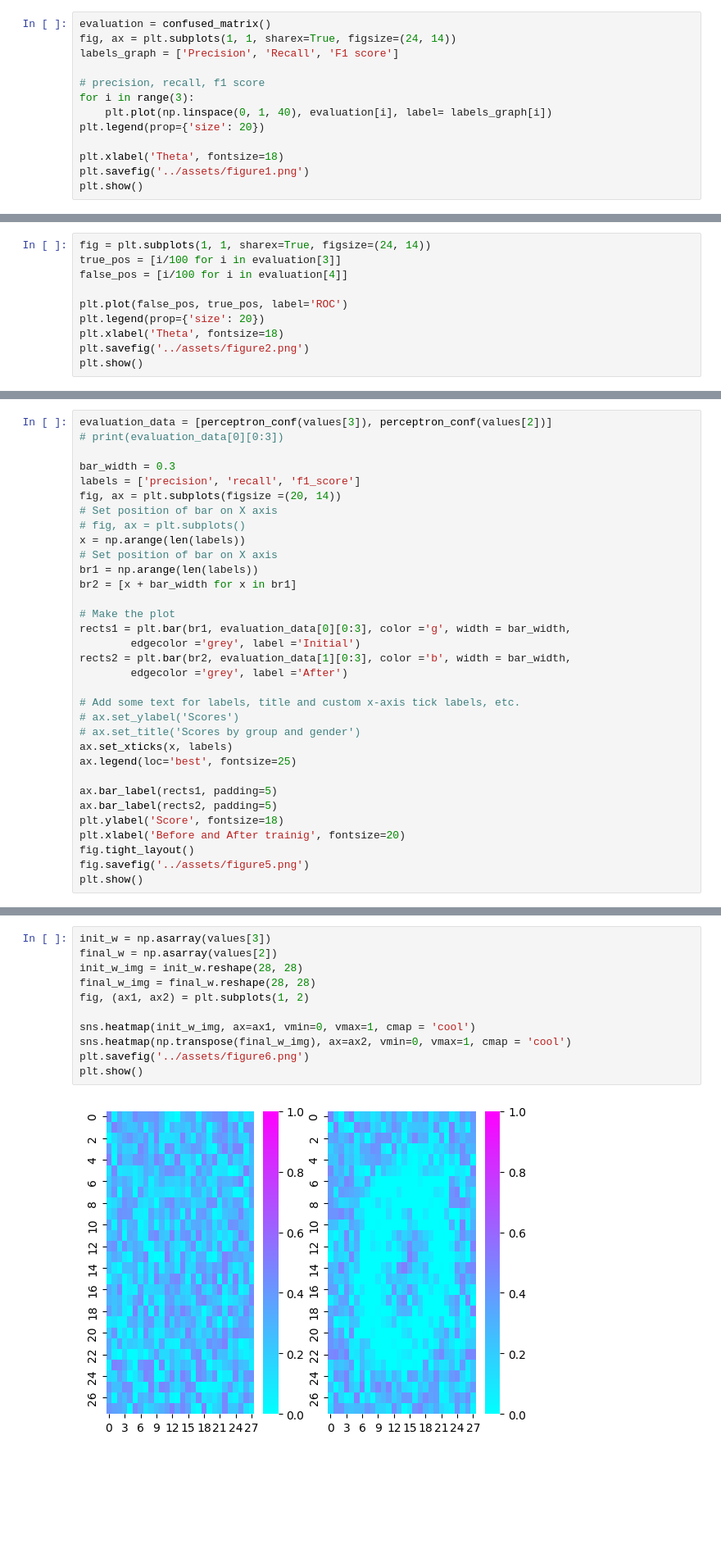
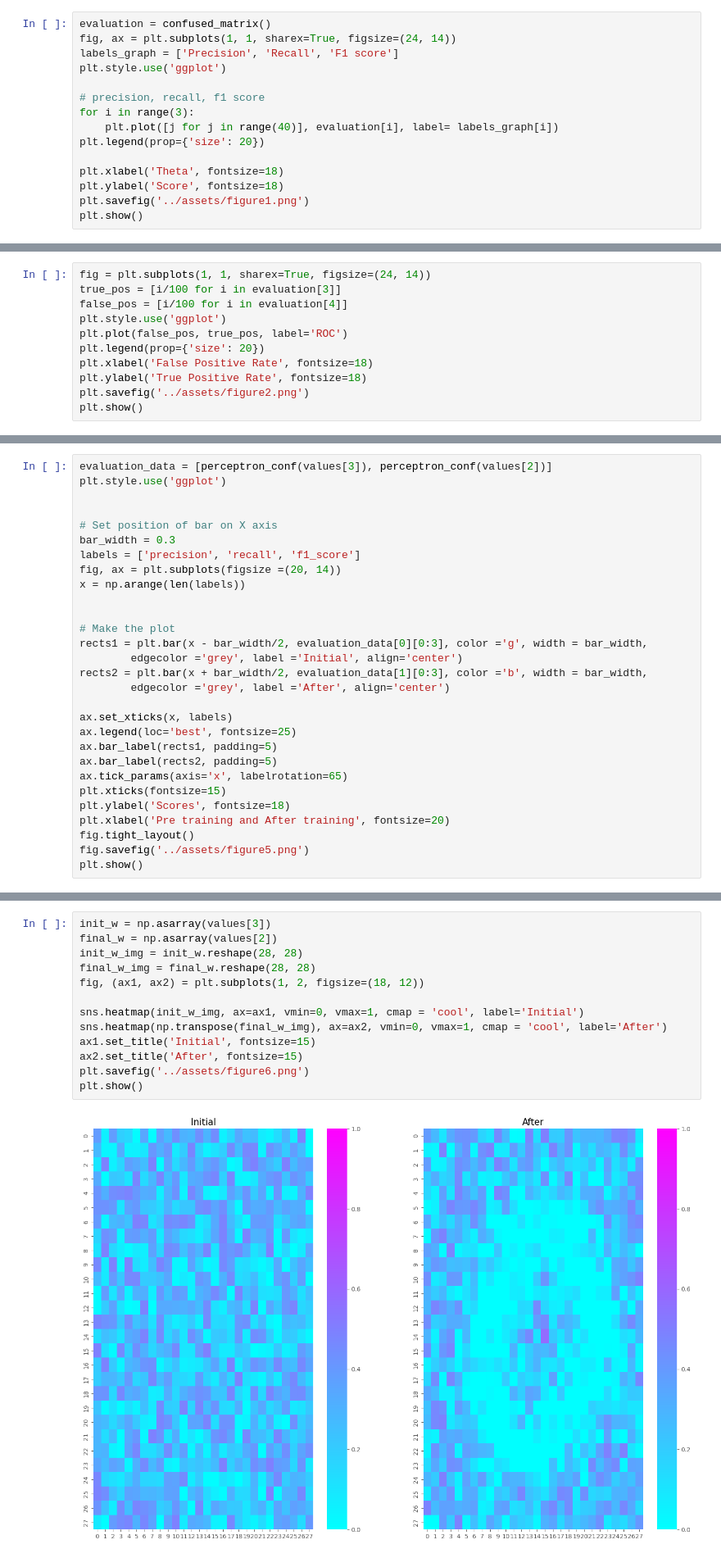
Before and after one commit to jacklvd/intelligent_sys, a Jupyter notebook: HW2/code/mnist.ipynb, the cells around one changed output, grey strips where cells are left out. Shown at 82% size. Saved outputs shown, nothing was run; the diff lists cells and outputs as text; blank space fills up the shorter version.

```diff
--- a/HW2/code/mnist.ipynb
+++ b/HW2/code/mnist.ipynb
@@ -165,13 +168,15 @@ def confused_matrix():
 evaluation = confused_matrix()
 fig, ax = plt.subplots(1, 1, sharex=True, figsize=(24, 14))
 labels_graph = ['Precision', 'Recall', 'F1 score']
+plt.style.use('ggplot')
 
 # precision, recall, f1 score
 for i in range(3):
-    plt.plot(np.linspace(0, 1, 40), evaluation[i], label= labels_graph[i])
+    plt.plot([j for j in range(40)], evaluation[i], label= labels_graph[i])
 plt.legend(prop={'size': 20})
 
 plt.xlabel('Theta', fontsize=18)
+plt.ylabel('Score', fontsize=18)
 plt.savefig('../assets/figure1.png')
 plt.show()
 # %% [output]
@@ -180,10 +185,11 @@ plt.show()
 fig = plt.subplots(1, 1, sharex=True, figsize=(24, 14))
 true_pos = [i/100 for i in evaluation[3]]
 false_pos = [i/100 for i in evaluation[4]]
-
+plt.style.use('ggplot')
 plt.plot(false_pos, true_pos, label='ROC')
 plt.legend(prop={'size': 20})
-plt.xlabel('Theta', fontsize=18)
+plt.xlabel('False Positive Rate', fontsize=18)
+plt.ylabel('True Positive Rate', fontsize=18)
 plt.savefig('../assets/figure2.png')
 plt.show()
 # %% [output]
@@ -336,34 +346,30 @@ def perceptron_conf(weight):
 ### Bar plot of precision, recall, and f1 score
 # %%
 evaluation_data = [perceptron_conf(values[3]), perceptron_conf(values[2])]
-# print(evaluation_data[0][0:3])
+plt.style.use('ggplot')
 
+
+# Set position of bar on X axis
 bar_width = 0.3
 labels = ['precision', 'recall', 'f1_score']
 fig, ax = plt.subplots(figsize =(20, 14))
-# Set position of bar on X axis
-# fig, ax = plt.subplots()
 x = np.arange(len(labels))
-# Set position of bar on X axis
-br1 = np.arange(len(labels))
-br2 = [x + bar_width for x in br1]
+
 
 # Make the plot
-rects1 = plt.bar(br1, evaluation_data[0][0:3], color ='g', width = bar_width,
-        edgecolor ='grey', label ='Initial')
-rects2 = plt.bar(br2, evaluation_data[1][0:3], color ='b', width = bar_width,
-        edgecolor ='grey', label ='After')
+rects1 = plt.bar(x - bar_width/2, evaluation_data[0][0:3], color ='g', width = bar_width,
+        edgecolor ='grey', label ='Initial', align='center')
+rects2 = plt.bar(x + bar_width/2, evaluation_data[1][0:3], color ='b', width = bar_width,
+        edgecolor ='grey', label ='After', align='center')
 
-# Add some text for labels, title and custom x-axis tick labels, etc.
-# ax.set_ylabel('Scores')
-# ax.set_title('Scores by group and gender')
 ax.set_xticks(x, labels)
 ax.legend(loc='best', fontsize=25)
-
 ax.bar_label(rects1, padding=5)
 ax.bar_label(rects2, padding=5)
-plt.ylabel('Score', fontsize=18)
-plt.xlabel('Before and After trainig', fontsize=20)
+ax.tick_params(axis='x', labelrotation=65)
+plt.xticks(fontsize=15)
+plt.ylabel('Scores', fontsize=18)
+plt.xlabel('Pre training and After training', fontsize=20)
 fig.tight_layout()
 fig.savefig('../assets/figure5.png')
 plt.show()
@@ -401,13 +407,15 @@ print(perceptron_optimal_threshold())
 # %%
 init_w = np.asarray(values[3])
 final_w = np.asarray(values[2])
 init_w_img = init_w.reshape(28, 28)
 final_w_img = final_w.reshape(28, 28)
-fig, (ax1, ax2) = plt.subplots(1, 2)
+fig, (ax1, ax2) = plt.subplots(1, 2, figsize=(18, 12))
 
-sns.heatmap(init_w_img, ax=ax1, vmin=0, vmax=1, cmap = 'cool')
-sns.heatmap(np.transpose(final_w_img), ax=ax2, vmin=0, vmax=1, cmap = 'cool')
+sns.heatmap(init_w_img, ax=ax1, vmin=0, vmax=1, cmap = 'cool', label='Initial')
+sns.heatmap(np.transpose(final_w_img), ax=ax2, vmin=0, vmax=1, cmap = 'cool', label='After')
+ax1.set_title('Initial', fontsize=15)
+ax2.set_title('After', fontsize=15)
 plt.savefig('../assets/figure6.png')
 plt.show()
 # %% [output]
-[figure, old version]
+[figure, new version]
```
Also changed, not shown: parts of 24 cells of this notebook, 9 other files.
